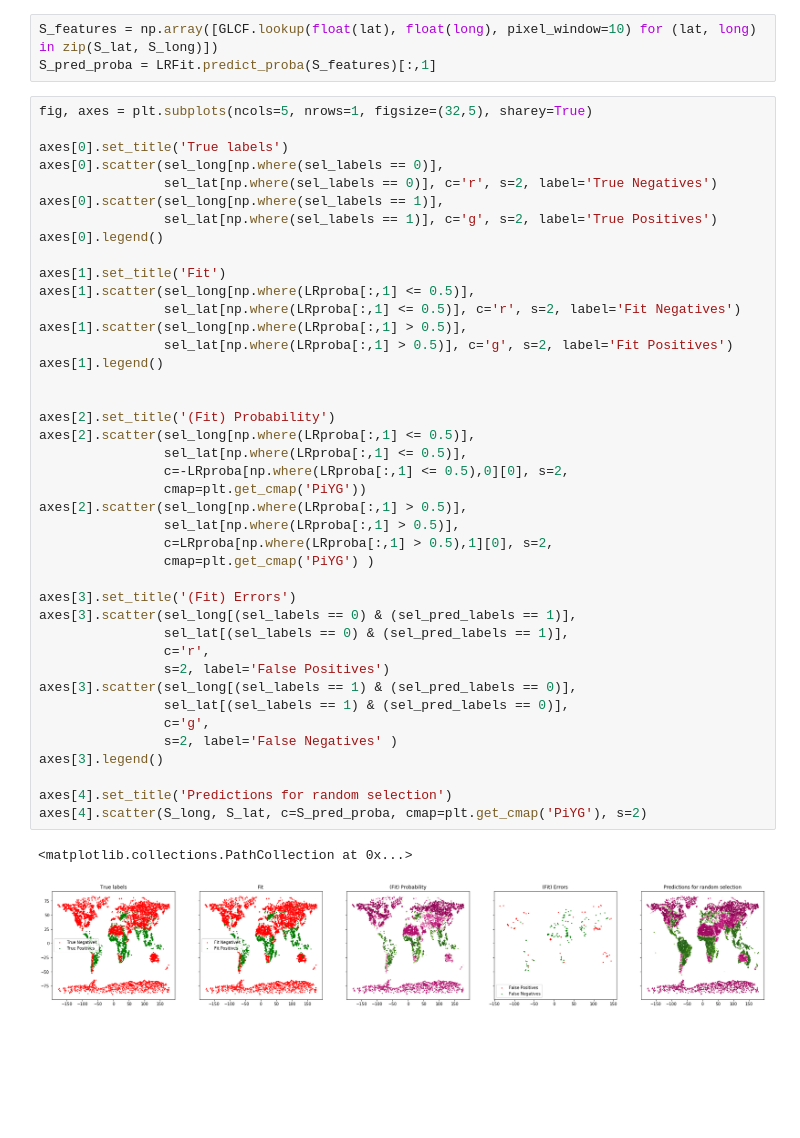
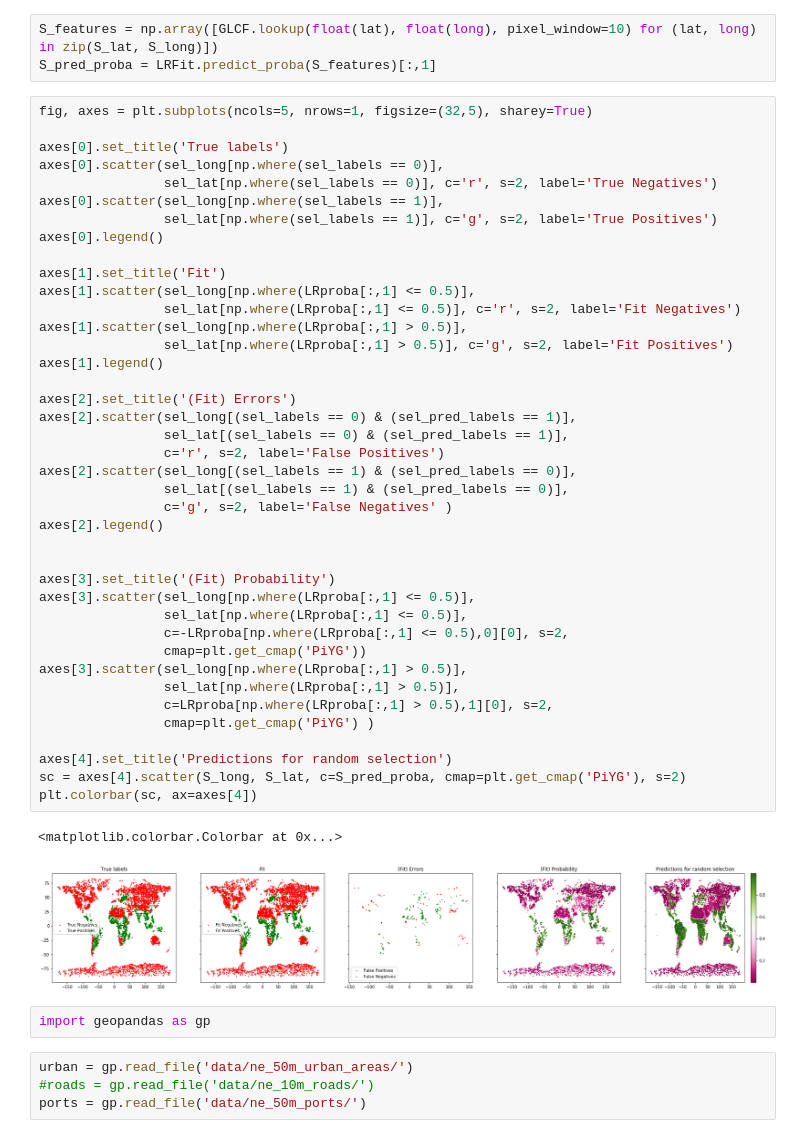
Before and after one commit to thiesgehrmann/JuSiPy_Asser, a Jupyter notebook: jusipy_usage.ipynb, the cells around one changed output. Drawn from its saved outputs; the diff is of its cells as text; blank space fills up the shorter version.

```diff
--- a/jusipy_usage.ipynb
+++ b/jusipy_usage.ipynb
@@ -390,44 +391,49 @@ S_pred_proba = LRFit.predict_proba(S_features)[:,1]
 # %%
 fig, axes = plt.subplots(ncols=5, nrows=1, figsize=(32,5), sharey=True)
 
 axes[0].set_title('True labels')
 axes[0].scatter(sel_long[np.where(sel_labels == 0)],
                 sel_lat[np.where(sel_labels == 0)], c='r', s=2, label='True Negatives')
 axes[0].scatter(sel_long[np.where(sel_labels == 1)],
                 sel_lat[np.where(sel_labels == 1)], c='g', s=2, label='True Positives')
 axes[0].legend()
 
 axes[1].set_title('Fit')
 axes[1].scatter(sel_long[np.where(LRproba[:,1] <= 0.5)],
                 sel_lat[np.where(LRproba[:,1] <= 0.5)], c='r', s=2, label='Fit Negatives')
 axes[1].scatter(sel_long[np.where(LRproba[:,1] > 0.5)],
                 sel_lat[np.where(LRproba[:,1] > 0.5)], c='g', s=2, label='Fit Positives')
 axes[1].legend()
 
+axes[2].set_title('(Fit) Errors')
+axes[2].scatter(sel_long[(sel_labels == 0) & (sel_pred_labels == 1)],
+                sel_lat[(sel_labels == 0) & (sel_pred_labels == 1)],
+                c='r', s=2, label='False Positives')
+axes[2].scatter(sel_long[(sel_labels == 1) & (sel_pred_labels == 0)],
+                sel_lat[(sel_labels == 1) & (sel_pred_labels == 0)],
+                c='g', s=2, label='False Negatives' )
+axes[2].legend()
 
-axes[2].set_title('(Fit) Probability')
-axes[2].scatter(sel_long[np.where(LRproba[:,1] <= 0.5)],
+
+axes[3].set_title('(Fit) Probability')
+axes[3].scatter(sel_long[np.where(LRproba[:,1] <= 0.5)],
                 sel_lat[np.where(LRproba[:,1] <= 0.5)],
                 c=-LRproba[np.where(LRproba[:,1] <= 0.5),0][0], s=2,
                 cmap=plt.get_cmap('PiYG'))
-axes[2].scatter(sel_long[np.where(LRproba[:,1] > 0.5)],
+axes[3].scatter(sel_long[np.where(LRproba[:,1] > 0.5)],
                 sel_lat[np.where(LRproba[:,1] > 0.5)],
                 c=LRproba[np.where(LRproba[:,1] > 0.5),1][0], s=2,
                 cmap=plt.get_cmap('PiYG') )
 
-axes[3].set_title('(Fit) Errors')
-axes[3].scatter(sel_long[(sel_labels == 0) & (sel_pred_labels == 1)],
-                sel_lat[(sel_labels == 0) & (sel_pred_labels == 1)],
-                c='r',
-                s=2, label='False Positives')
-axes[3].scatter(sel_long[(sel_labels == 1) & (sel_pred_labels == 0)],
-                sel_lat[(sel_labels == 1) & (sel_pred_labels == 0)],
-                c='g',
-                s=2, label='False Negatives' )
-axes[3].legend()
-
 axes[4].set_title('Predictions for random selection')
-axes[4].scatter(S_long, S_lat, c=S_pred_proba, cmap=plt.get_cmap('PiYG'), s=2)
+sc = axes[4].scatter(S_long, S_lat, c=S_pred_proba, cmap=plt.get_cmap('PiYG'), s=2)
+plt.colorbar(sc, ax=axes[4])
 # %% [output]
-<matplotlib.collections.PathCollection at 0x...>
+<matplotlib.colorbar.Colorbar at 0x...>
-[figure, old version]
+[figure, new version]
+# %%
+import geopandas as gp
+# %%
+urban = gp.read_file('data/ne_50m_urban_areas/')
+#roads = gp.read_file('data/ne_10m_roads/')
+ports = gp.read_file('data/ne_50m_ports/')
```
Also changed, not shown: parts of 15 cells of this notebook.
